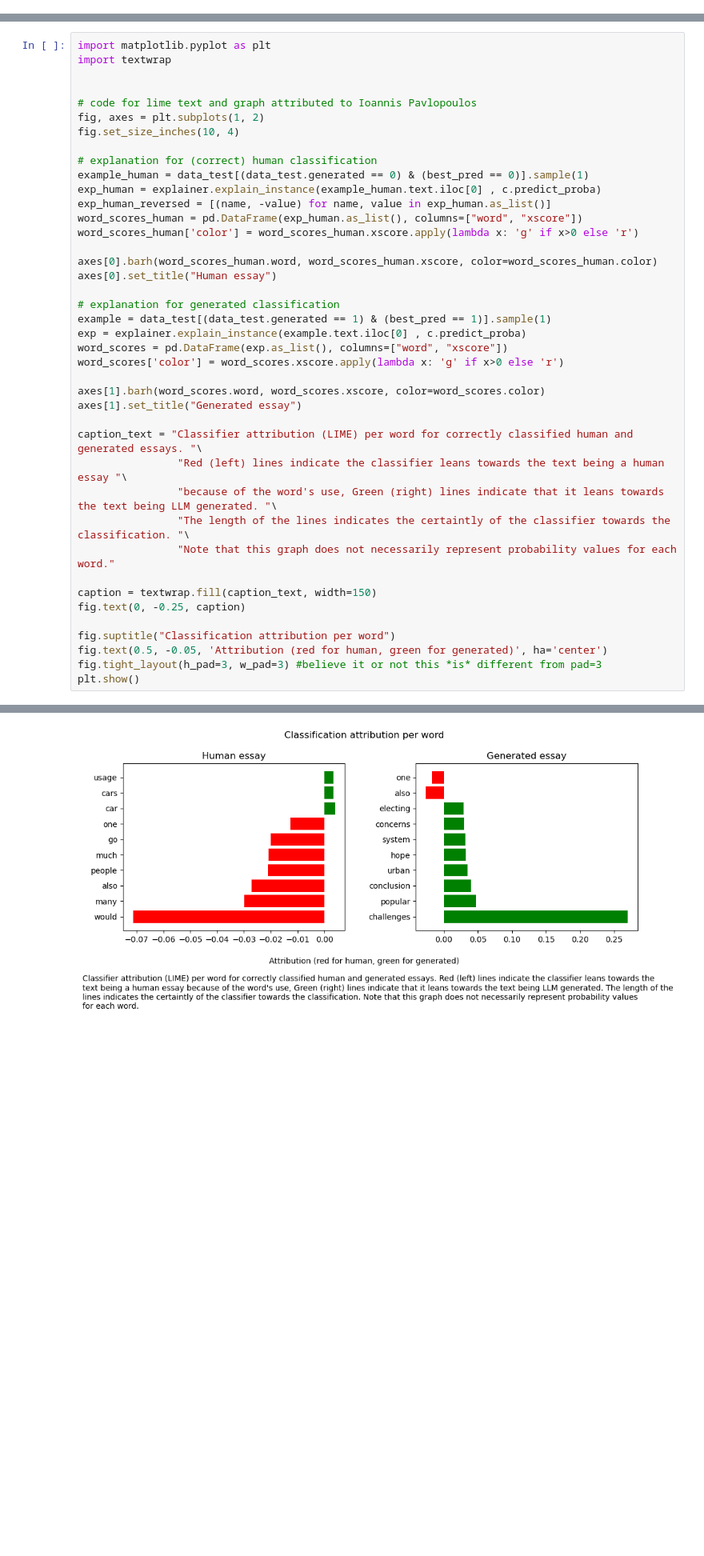
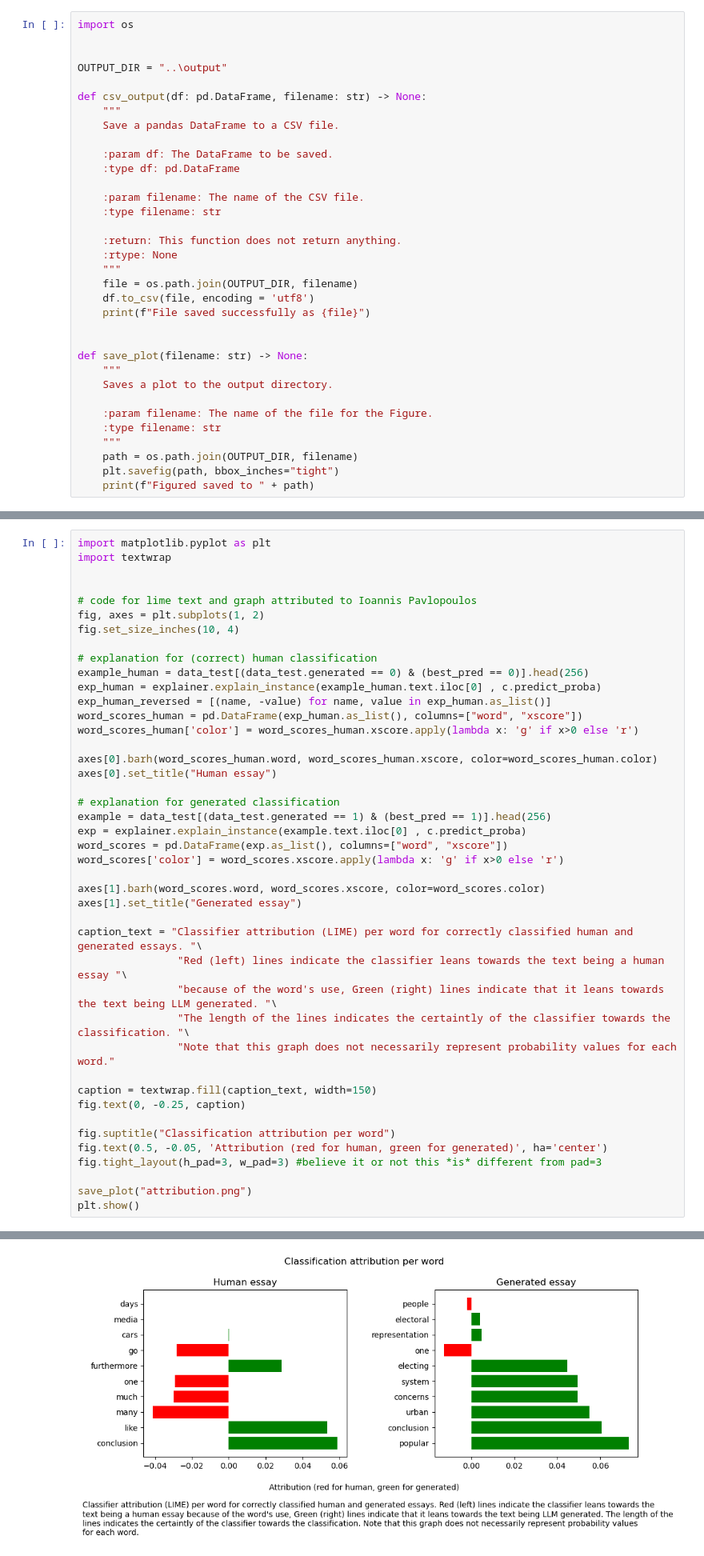
Before and after one commit to dimits-ts/practical_data_science, a Jupyter notebook: llm_detection/notebooks/llm_detection.ipynb, the cells around one changed output, grey strips where cells are left out. Shown: that part at 80% size. Saved outputs shown, nothing was run; the diff lists cells and outputs as text; blank space fills up the shorter version.

Commit message:
Export plots

```diff
--- a/llm_detection/notebooks/llm_detection.ipynb
+++ b/llm_detection/notebooks/llm_detection.ipynb
@@ -73,6 +73,40 @@ Role prompting and including human essays as input slightly alleviates the probl
 >Hope this letter finds you chill. I wanted to throw my two cents into the mix about the whole Electoral College debate. It's like a hot topic, right? Some say we should keep it, others are all about switching to the popular vote. Here's where I'm at.
 >
 >So, keeping the Electoral College – it's got its quirks, but it's not all bad. I get it, voting for electors instead of the actual president seems a bit weird. But, like, it's been working, hasn't it? It's like a system our folks set up ages ago, and yeah, maybe it's not perfect, but it's got a rhythm." [...]
+# %%
+import os
+
+
+OUTPUT_DIR = "..\output"
+
+def csv_output(df: pd.DataFrame, filename: str) -> None:
+    """
+    Save a pandas DataFrame to a CSV file.
+
+    :param df: The DataFrame to be saved.
+    :type df: pd.DataFrame
+
+    :param filename: The name of the CSV file.
+    :type filename: str
+
+    :return: This function does not return anything.
+    :rtype: None
+    """
+    file = os.path.join(OUTPUT_DIR, filename)
+    df.to_csv(file, encoding = 'utf8')
+    print(f"File saved successfully as {file}")
+
+
+def save_plot(filename: str) -> None:
+    """
+    Saves a plot to the output directory.
+
+    :param filename: The name of the file for the Figure.
+    :type filename: str
+    """
+    path = os.path.join(OUTPUT_DIR, filename)
+    plt.savefig(path, bbox_inches="tight")
+    print(f"Figured saved to " + path)
 # %% [markdown]
 ### Importing the generated dataset
 # %%
@@ -440,7 +451,7 @@ fig, axes = plt.subplots(1, 2)
 fig.set_size_inches(10, 4)
 
 # explanation for (correct) human classification
-example_human = data_test[(data_test.generated == 0) & (best_pred == 0)].sample(1)
+example_human = data_test[(data_test.generated == 0) & (best_pred == 0)].head(256)
 exp_human = explainer.explain_instance(example_human.text.iloc[0] , c.predict_proba)
 exp_human_reversed = [(name, -value) for name, value in exp_human.as_list()]
 word_scores_human = pd.DataFrame(exp_human.as_list(), columns=["word", "xscore"])
@@ -450,7 +461,7 @@ axes[0].barh(word_scores_human.word, word_scores_human.xscore, color=word_scores
 axes[0].set_title("Human essay")
 
 # explanation for generated classification
-example = data_test[(data_test.generated == 1) & (best_pred == 1)].sample(1)
+example = data_test[(data_test.generated == 1) & (best_pred == 1)].head(256)
 exp = explainer.explain_instance(example.text.iloc[0] , c.predict_proba)
 word_scores = pd.DataFrame(exp.as_list(), columns=["word", "xscore"])
 word_scores['color'] = word_scores.xscore.apply(lambda x: 'g' if x>0 else 'r')
@@ -470,5 +481,7 @@ fig.text(0, -0.25, caption)
 fig.suptitle("Classification attribution per word")
 fig.text(0.5, -0.05, 'Attribution (red for human, green for generated)', ha='center')
 fig.tight_layout(h_pad=3, w_pad=3) #believe it or not this *is* different from pad=3
+
+save_plot("attribution.png")
 plt.show()
 # %% [output]
@@ -475,4 +489,4 @@ plt.show()
-[figure, old version]
+[figure, new version]
 # %% [markdown]
 ## Text Similarity
 # %% [markdown]
```
Also changed, not shown: parts of 13 cells of this notebook, 4 other files.
